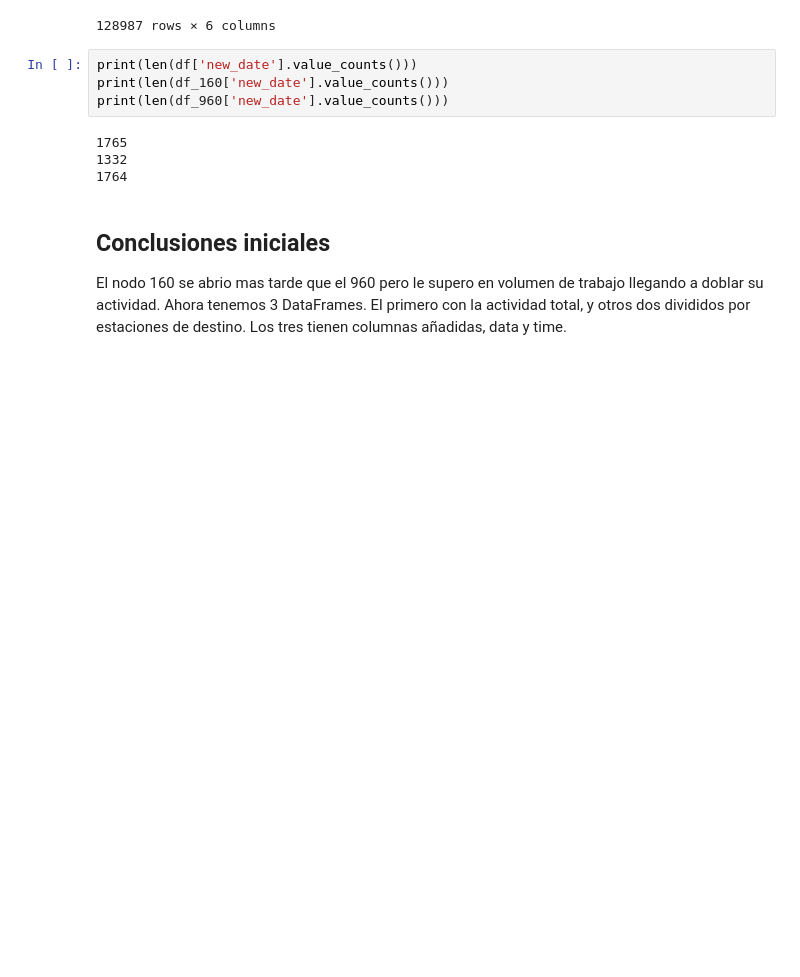
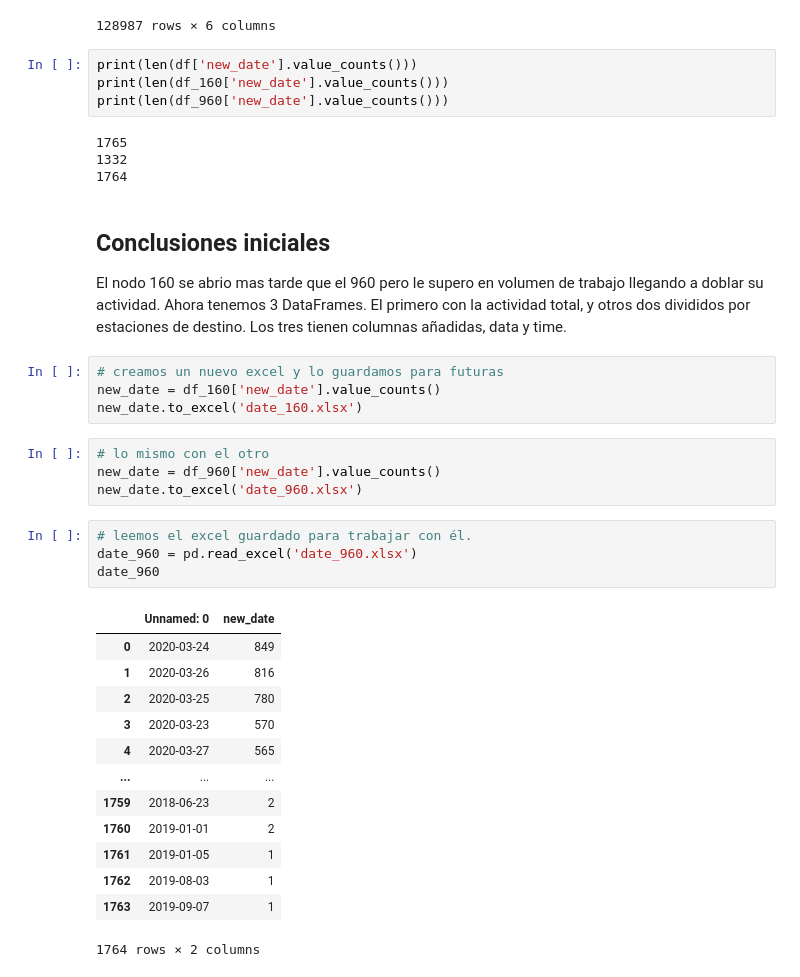
Before and after one commit to Peskysa/valverde, a Jupyter notebook: de_cero.ipynb, the cells around one changed output. Saved outputs shown, nothing was run; the diff lists cells and outputs as text; blank space fills up the shorter version.

```diff
--- a/de_cero.ipynb
+++ b/de_cero.ipynb
@@ -120,3 +120,29 @@ print(len(df_960['new_date'].value_counts()))
 ## Conclusiones iniciales
 El nodo 160 se abrio mas tarde que el 960 pero le supero en volumen de trabajo llegando a doblar su actividad.
 Ahora tenemos 3 DataFrames. El primero con la actividad total, y otros dos divididos por estaciones de destino. Los tres tienen columnas añadidas, data y time.
+# %%
+# creamos un nuevo excel y lo guardamos para futuras
+new_date = df_160['new_date'].value_counts()
+new_date.to_excel('date_160.xlsx')
+# %%
+# lo mismo con el otro
+new_date = df_960['new_date'].value_counts()
+new_date.to_excel('date_960.xlsx')
+# %%
+# leemos el excel guardado para trabajar con él.
+date_960 = pd.read_excel('date_960.xlsx')
+date_960
+# %% [output]
+|  | Unnamed: 0 | new_date |
+| 0 | 2020-03-24 | 849 |
+| 1 | 2020-03-26 | 816 |
+| 2 | 2020-03-25 | 780 |
+| 3 | 2020-03-23 | 570 |
+| 4 | 2020-03-27 | 565 |
+| ... | ... | ... |
+| 1759 | 2018-06-23 | 2 |
+| 1760 | 2019-01-01 | 2 |
+| 1761 | 2019-01-05 | 1 |
+| 1762 | 2019-08-03 | 1 |
+| 1763 | 2019-09-07 | 1 |
+1764 rows × 2 columns
```
Also changed, not shown: parts of 3 cells of this notebook, 15 other files.
